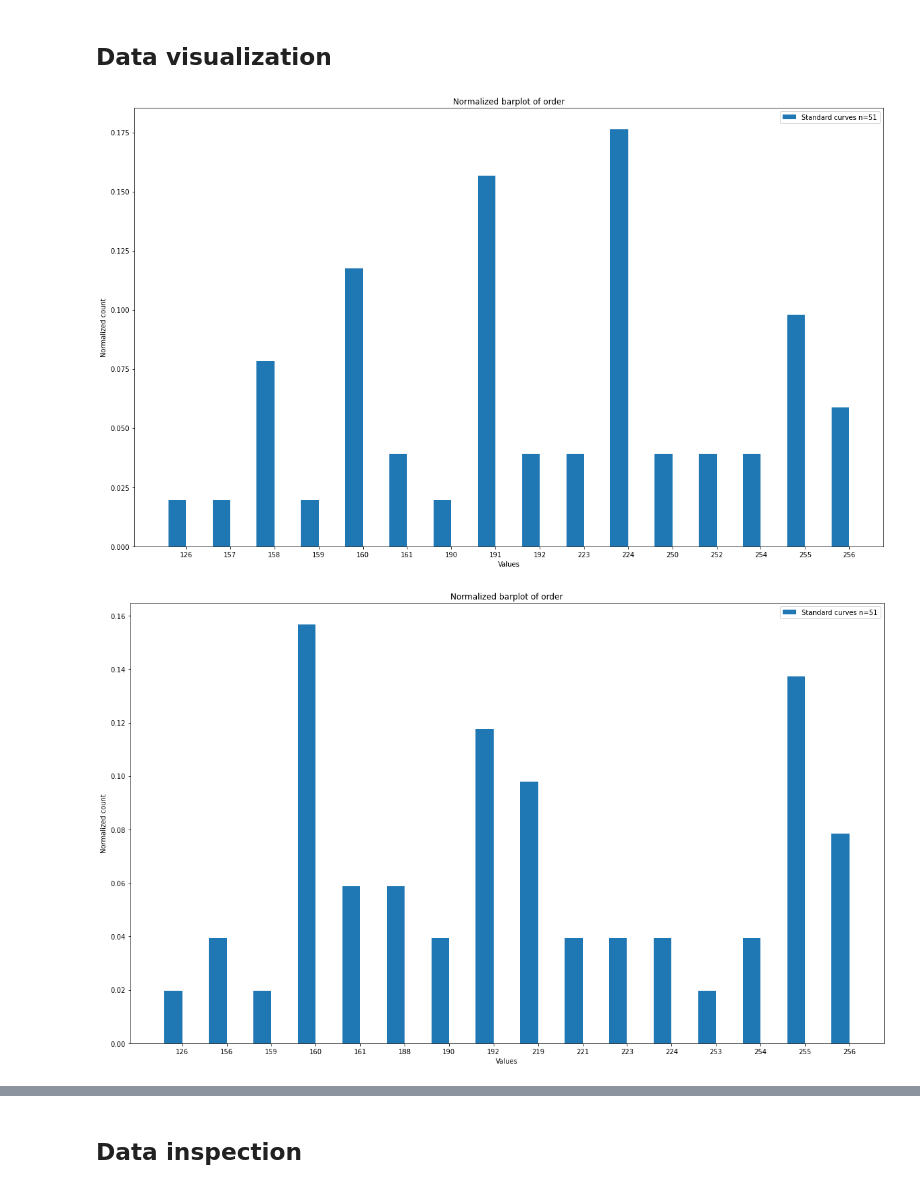
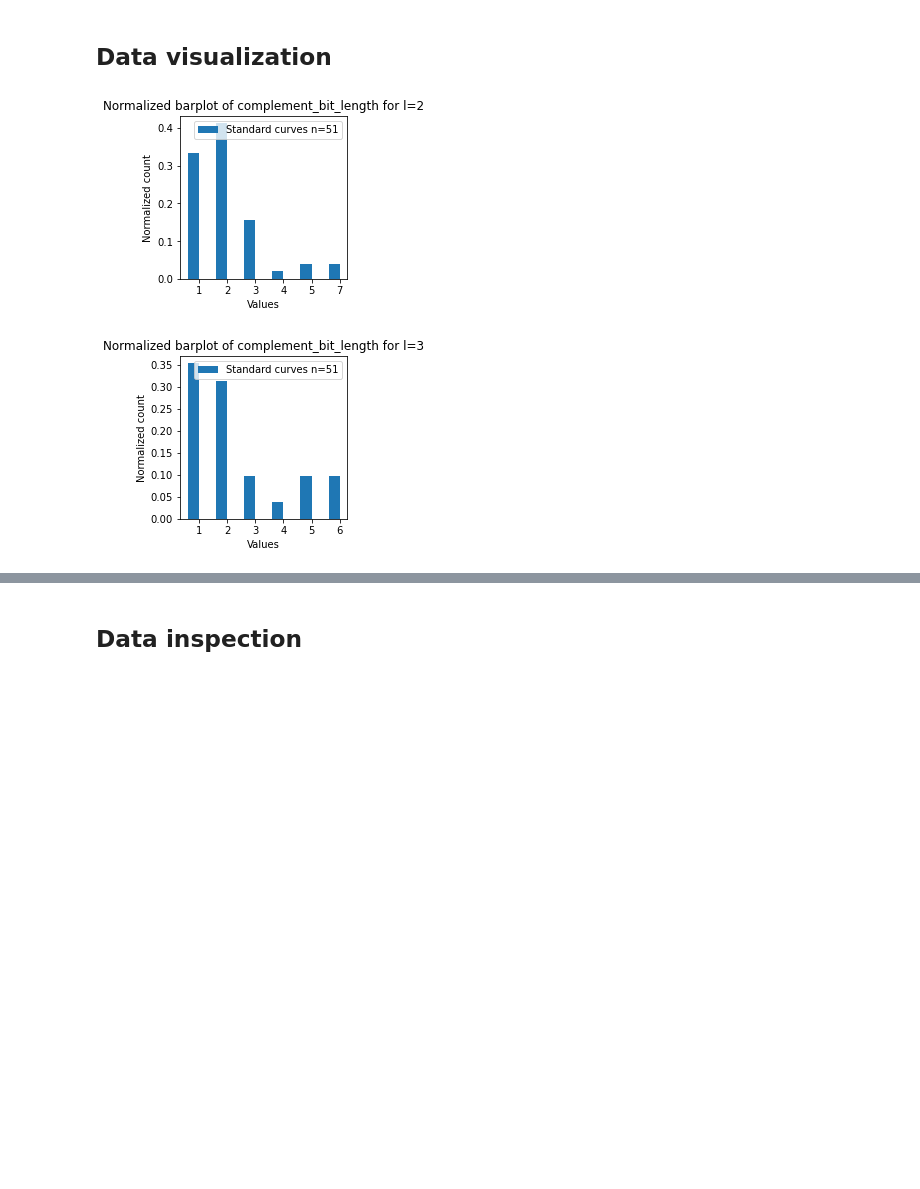
Before and after one commit to crocs-muni/DiSSECT, a Jupyter notebook: dissect/visual/analysis.ipynb, the cells around one changed output, grey strips where cells are left out. Cells and saved outputs as stored; diff of their text form; code cells hidden in the pictures; blank space fills up the shorter version.

Commit message:
add parameters to barplots

```diff
--- a/dissect/visual/analysis.ipynb
+++ b/dissect/visual/analysis.ipynb
@@ -19,8 +19,8 @@ Tab(children=(HBox(children=(VBox(children=(Label(value='source:'), Text(value='
 # %% [markdown]
 ## Data visualization
 # %%
-for df, feature, modifier in get_all(trait_df, get_choices(filtering_widgets)):
-    normalized_barplot(df, feature, modifier, tick_spacing=0, figsize=(20,12))
+for df, param, feature, modifier in get_all(trait_df, get_choices(filtering_widgets)):
+    normalized_barplot(df,param, feature, modifier, tick_spacing=0, figsize=(3,3))
 # %% [output]
-[figure, old version]
+[figure, new version]
-[figure, old version]
+[figure, new version]
```
Also changed, not shown: parts of 1 cell of this notebook, 2 other files.
